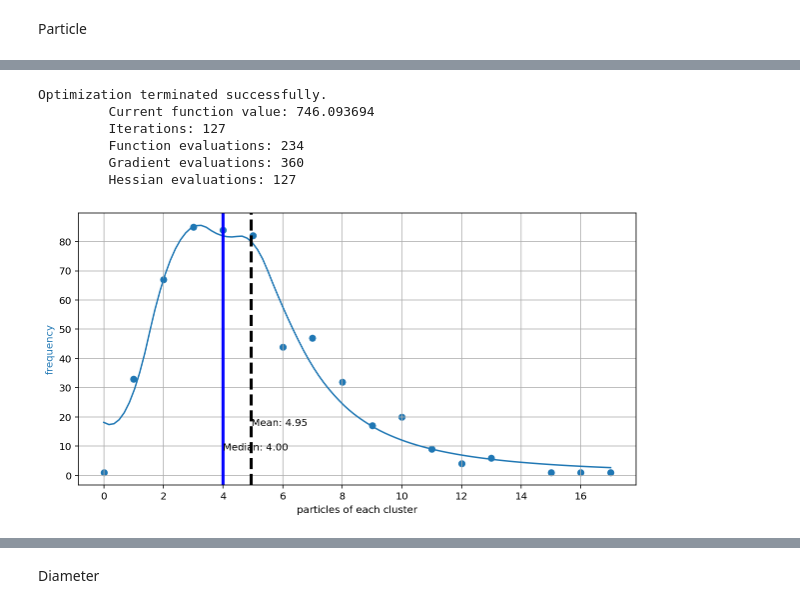
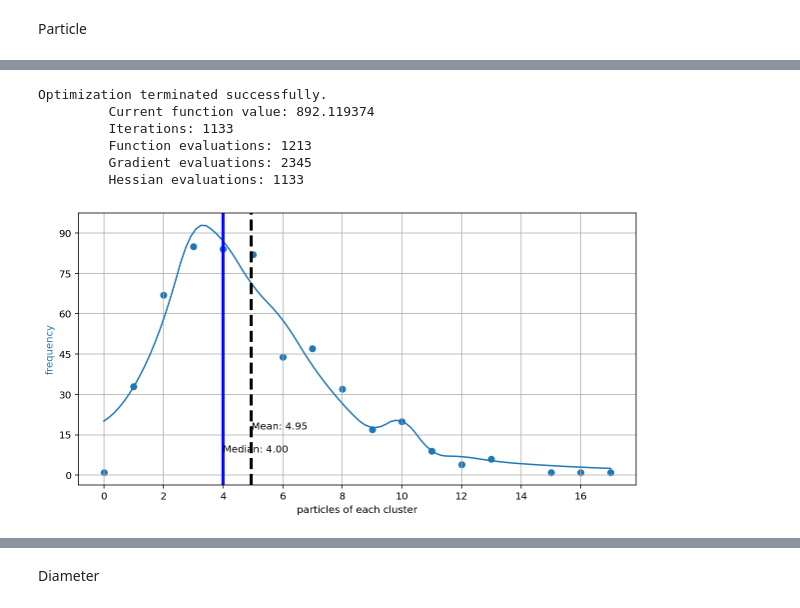
Before and after one commit to baotriet/OIP_FinalProject, a Jupyter notebook: OIP_FinalProject/OIP_FinalProject_Part2-Final.ipynb, the cells around one changed output, grey strips where cells are left out. Drawn from its saved outputs; the diff is of its cells as text; code cells hidden in the pictures.

```diff
--- a/OIP_FinalProject/OIP_FinalProject_Part2-Final.ipynb
+++ b/OIP_FinalProject/OIP_FinalProject_Part2-Final.ipynb
@@ -274,0 +397,2 @@ Because the least square error function is unconstraint, we will use the optimis
+# %%
+plot_gaussian_fitting_func(NTResedual.x, gresidualX, gresidualY, particles_frequency,'number of particles of each cluster','frequency')
@@ -335,10 +568,30 @@ from scipy.optimize import minimize
 # %%
+K = 3
 residualX = X1
 residualY = Y1
-P0=np.array([3,84,0.1,
-             7,45,0.1,
-             10,20,0.1])
-Resedual = minimize(lorent_leastsq, P0, method='Nelder-Mead' , tol=1e-1, options={'disp': True})
-print(Resedual.x)
+if K == 1:
+    P0=np.array([
+            3,84,1
+            ])
+elif K == 2:
+    P0=np.array([
+            3,84,1,
+            7,45,1
+            ])
+elif K == 3:
+    P0=np.array([
+            3,84,1,
+            7,45,1,
+            10,20,1
+            ])
+elif K == 4:
+    P0=np.array([
+            3,84,1,
+            7,45,1,
+            10,20,1,
+            13,8,1
+            ])
+NMResedual = minimize(lorent_leastsq, P0, method='Nelder-Mead' , tol=1e-1, options={'disp': True})
+print(NMResedual.x)
 # %% [output]
 Optimization terminated successfully.
@@ -351,3 +603,3 @@ Optimization terminated successfully.
 # %%
-plot_lorent_fitting_func(Resedual.x, X1, Y1, particles_frequency,'particles of each cluster','frequency')
+plot_lorent_fitting_func(NMResedual.x, X1, Y1, particles_frequency,'particles of each cluster','frequency')
 # %% [output]
@@ -355,13 +611,13 @@ plot_lorent_fitting_func(Resedual.x, X1, Y1, particles_frequency,'particles of e
 # %%
-Resedual = minimize(lorent_leastsq, P0, method='Newton-CG',jac=lorent_jac, hess=lorent_hess ,options={'disp': True})
+NTResedual = minimize(lorent_leastsq, P0, method='Newton-CG',jac=lorent_jac, hess=lorent_hess ,options={'disp': True})
 # %% [output]
 Optimization terminated successfully.
-         Current function value: 746.093694
-         Iterations: 127
-         Function evaluations: 234
-         Gradient evaluations: 360
-         Hessian evaluations: 127
+         Current function value: 892.119374
+         Iterations: 1133
+         Function evaluations: 1213
+         Gradient evaluations: 2345
+         Hessian evaluations: 1133
 # %%
-plot_lorent_fitting_func(Resedual.x, X1, Y1, particles_frequency,'particles of each cluster','frequency')
+plot_lorent_fitting_func(NTResedual.x, X1, Y1, particles_frequency,'particles of each cluster','frequency')
 # %% [output]
-[figure, old version]
+[figure, new version]
```
Also changed, not shown: parts of 63 cells of this notebook, 1 other file.
